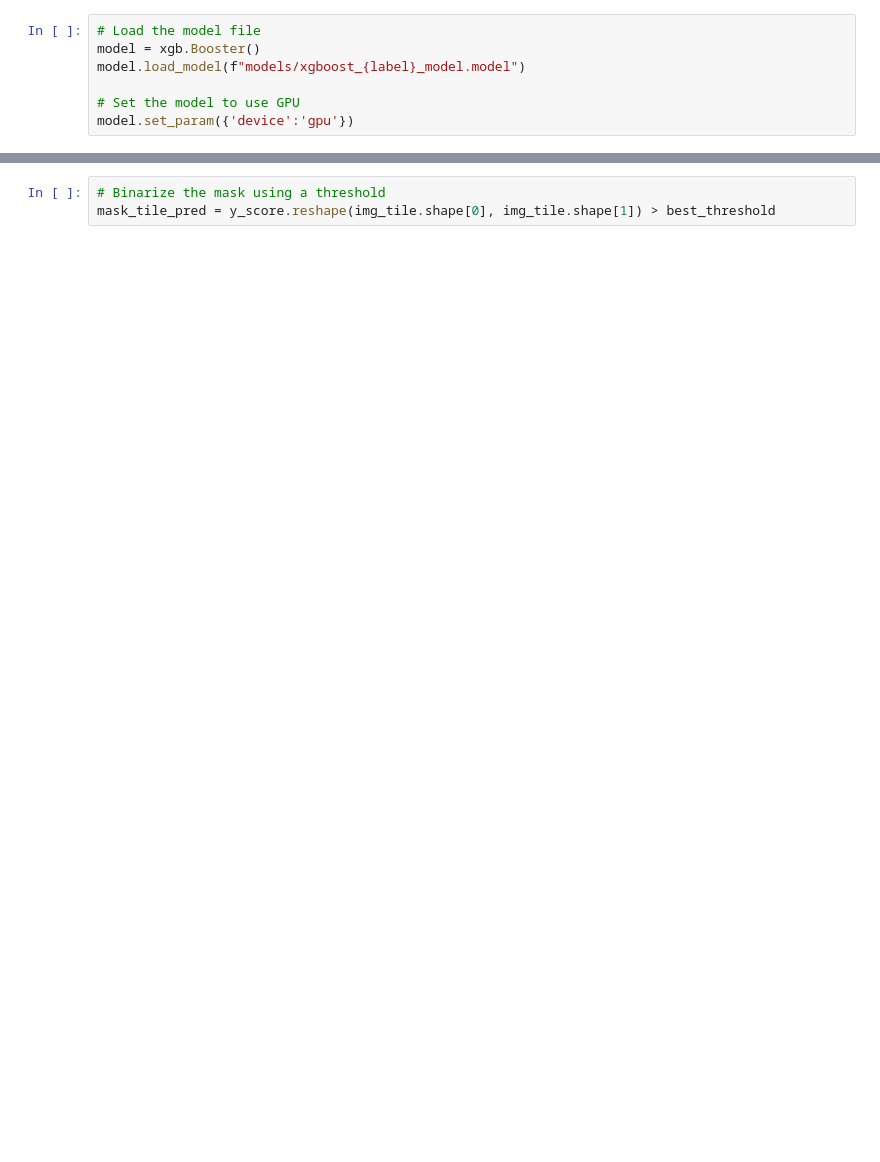
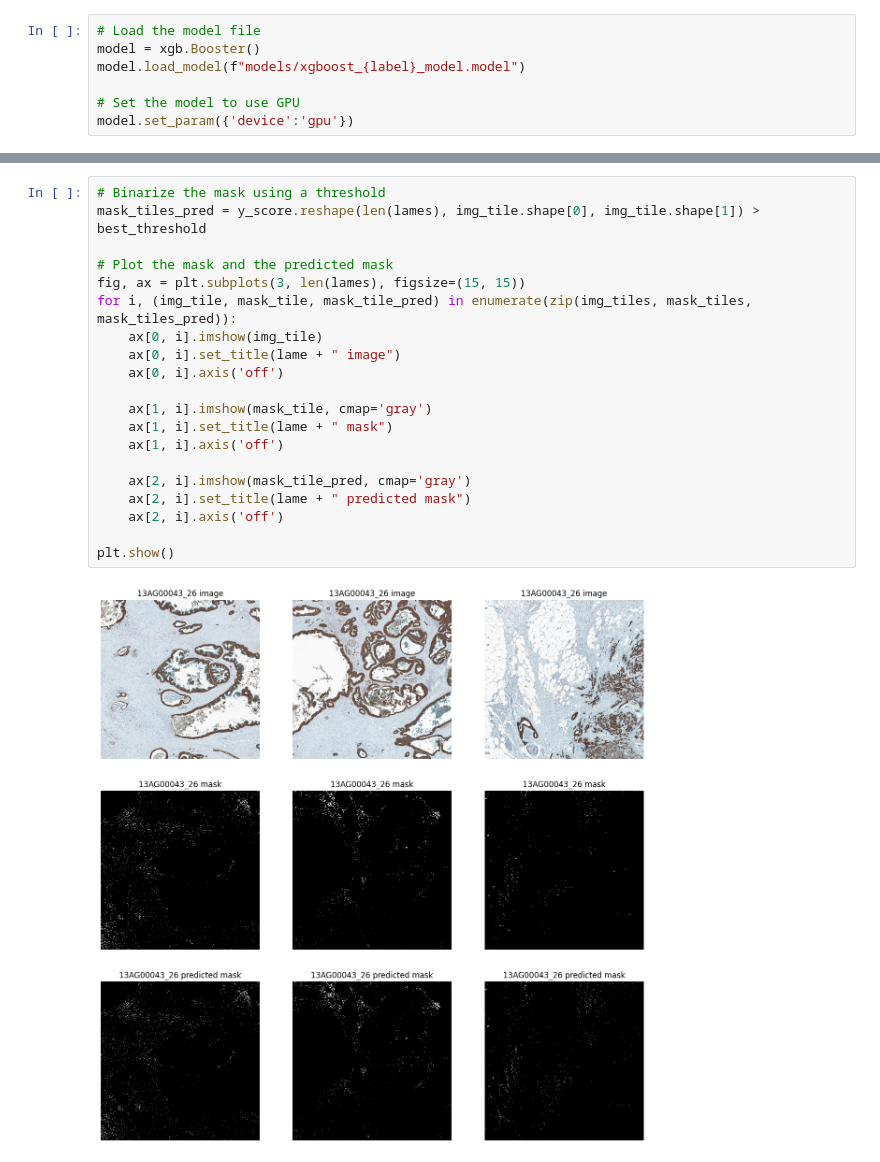
Before and after one commit to GeNeHetX/pixel_classifier, a Jupyter notebook: predicting.ipynb, the cells around one changed output, grey strips where cells are left out. Saved outputs shown, nothing was run; the diff lists cells and outputs as text; blank space fills up the shorter version.

```diff
--- a/predicting.ipynb
+++ b/predicting.ipynb
@@ -78,3 +129,22 @@ plt.show()
-# %%
-# Binarize the mask using a threshold
-mask_tile_pred = y_score.reshape(img_tile.shape[0], img_tile.shape[1]) > best_threshold
+# %%
+# Binarize the mask using a threshold
+mask_tiles_pred = y_score.reshape(len(lames), img_tile.shape[0], img_tile.shape[1]) > best_threshold
+
+# Plot the mask and the predicted mask
+fig, ax = plt.subplots(3, len(lames), figsize=(15, 15))
+for i, (img_tile, mask_tile, mask_tile_pred) in enumerate(zip(img_tiles, mask_tiles, mask_tiles_pred)):
+    ax[0, i].imshow(img_tile)
+    ax[0, i].set_title(lame + " image")
+    ax[0, i].axis('off')
+
+    ax[1, i].imshow(mask_tile, cmap='gray')
+    ax[1, i].set_title(lame + " mask")
+    ax[1, i].axis('off')
+
+    ax[2, i].imshow(mask_tile_pred, cmap='gray')
+    ax[2, i].set_title(lame + " predicted mask")
+    ax[2, i].axis('off')
+
+plt.show()
+# %% [output]
+[figure, added]
```
Also changed, not shown: parts of 18 cells of this notebook, 1 other file.
